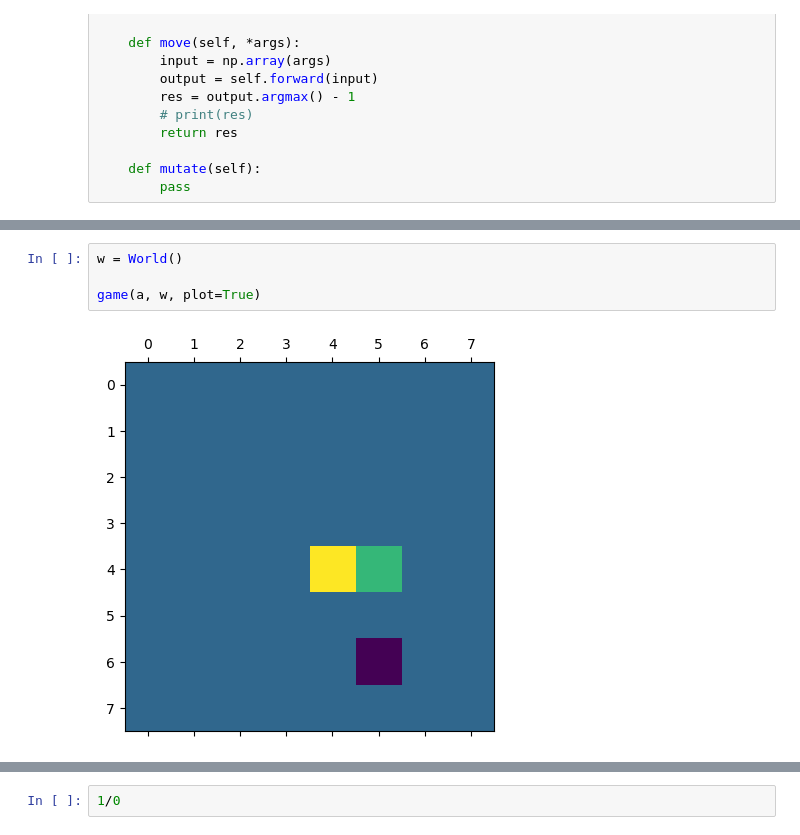
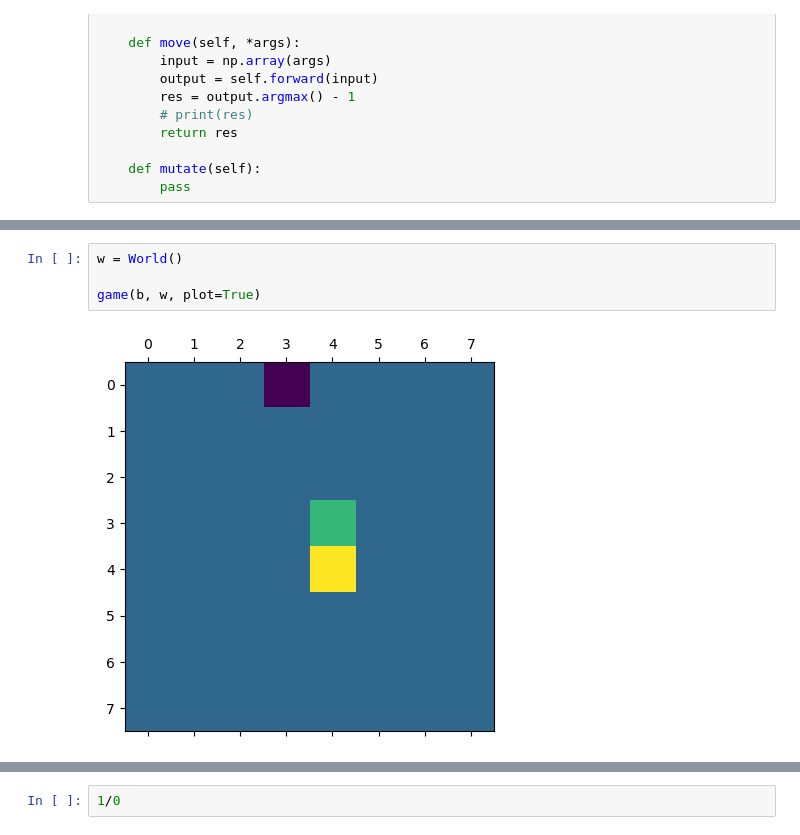
Before and after one commit to anetakahle/snake-ai, a Jupyter notebook: notebook.ipynb, the cells around one changed output, grey strips where cells are left out. Drawn from its saved outputs; the diff is of its cells as text.

```diff
--- a/notebook.ipynb
+++ b/notebook.ipynb
@@ -127,6 +138,6 @@ a = Agent_genetic_3()
 # %%
 w = World()
 
-game(a, w, plot=True)
+game(b, w, plot=True)
 # %% [output]
-[figure, old version]
+[figure, new version]
```
Also changed, not shown: parts of 19 cells of this notebook.
